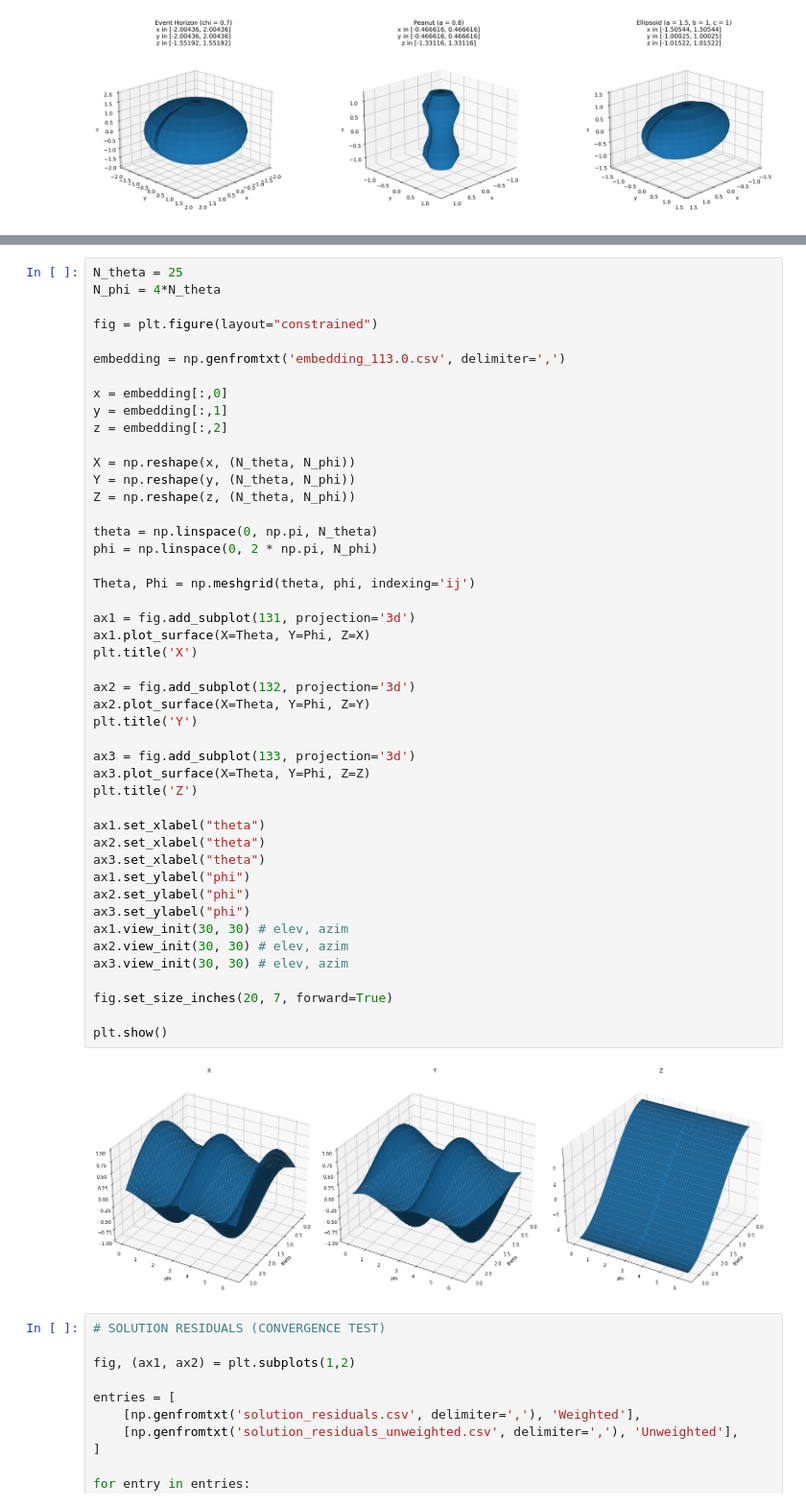
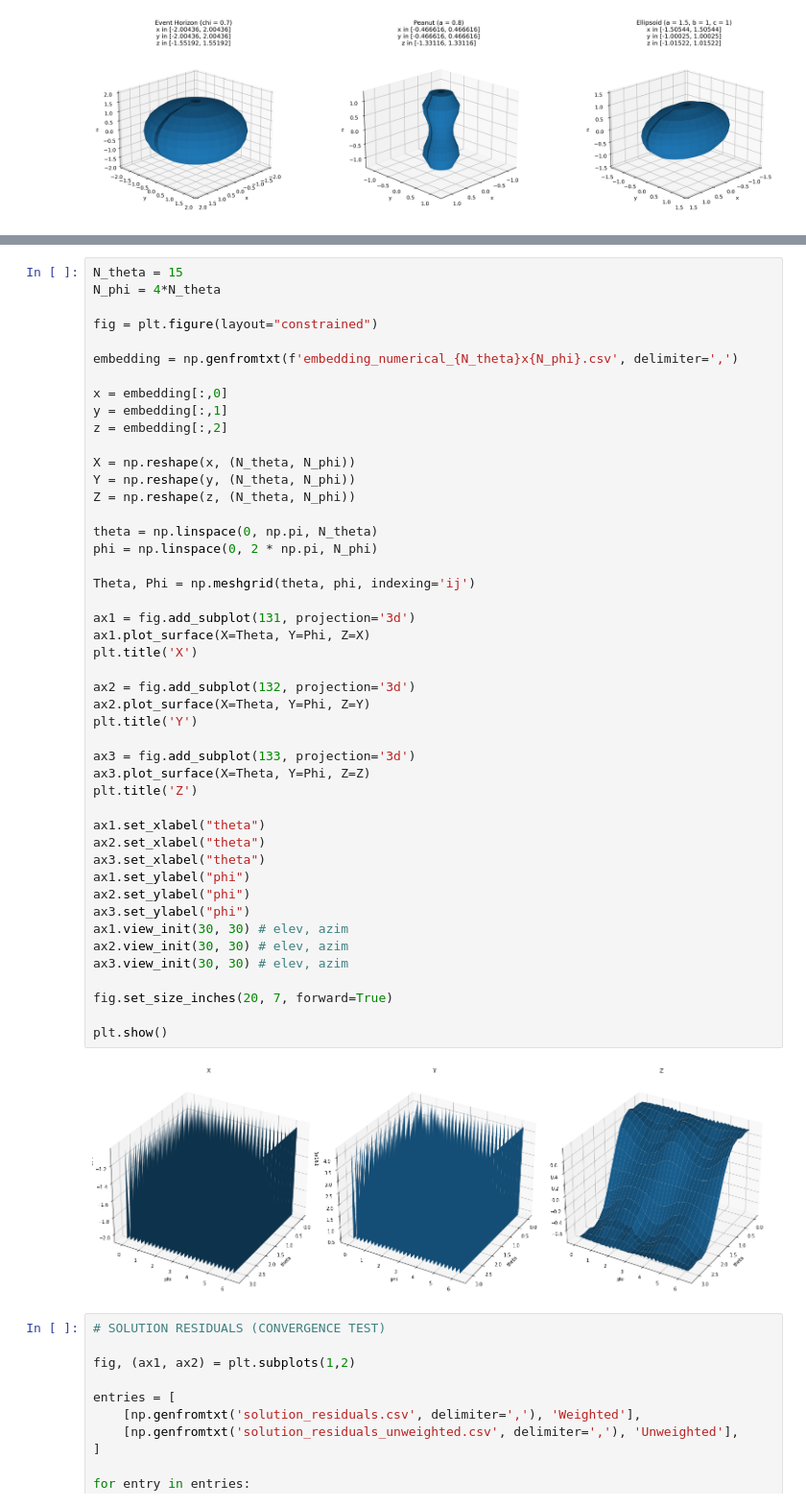
Before and after one commit to iago-mendes/eucled, a Jupyter notebook: src/exercises/08-embedding/assets/plots.ipynb, the cells around one changed output, grey strips where cells are left out. Shown at 96% size. Saved outputs shown, nothing was run; the diff lists cells and outputs as text.

```diff
--- a/src/exercises/08-embedding/assets/plots.ipynb
+++ b/src/exercises/08-embedding/assets/plots.ipynb
@@ -254,10 +261,10 @@ plt.show()
 # %%
-N_theta = 25
+N_theta = 15
 N_phi = 4*N_theta
 
 fig = plt.figure(layout="constrained")
 
-embedding = np.genfromtxt('embedding_113.0.csv', delimiter=',')
+embedding = np.genfromtxt(f'embedding_numerical_{N_theta}x{N_phi}.csv', delimiter=',')
 
 x = embedding[:,0]
 y = embedding[:,1]
@@ -271,34 +278,34 @@ theta = np.linspace(0, np.pi, N_theta)
 phi = np.linspace(0, 2 * np.pi, N_phi)
 
 Theta, Phi = np.meshgrid(theta, phi, indexing='ij')
 
 ax1 = fig.add_subplot(131, projection='3d')
 ax1.plot_surface(X=Theta, Y=Phi, Z=X)
 plt.title('X')
 
 ax2 = fig.add_subplot(132, projection='3d')
 ax2.plot_surface(X=Theta, Y=Phi, Z=Y)
 plt.title('Y')
 
 ax3 = fig.add_subplot(133, projection='3d')
 ax3.plot_surface(X=Theta, Y=Phi, Z=Z)
 plt.title('Z')
 
 ax1.set_xlabel("theta")
 ax2.set_xlabel("theta")
 ax3.set_xlabel("theta")
 ax1.set_ylabel("phi")
 ax2.set_ylabel("phi")
 ax3.set_ylabel("phi")
 ax1.view_init(30, 30) # elev, azim
 ax2.view_init(30, 30) # elev, azim
 ax3.view_init(30, 30) # elev, azim
 
 fig.set_size_inches(20, 7, forward=True)
 
 plt.show()
 # %% [output]
-[figure, old version]
+[figure, new version]
 # %%
 # SOLUTION RESIDUALS (CONVERGENCE TEST)
 
```
Also changed, not shown: parts of 5 cells of this notebook, 4 other files.
